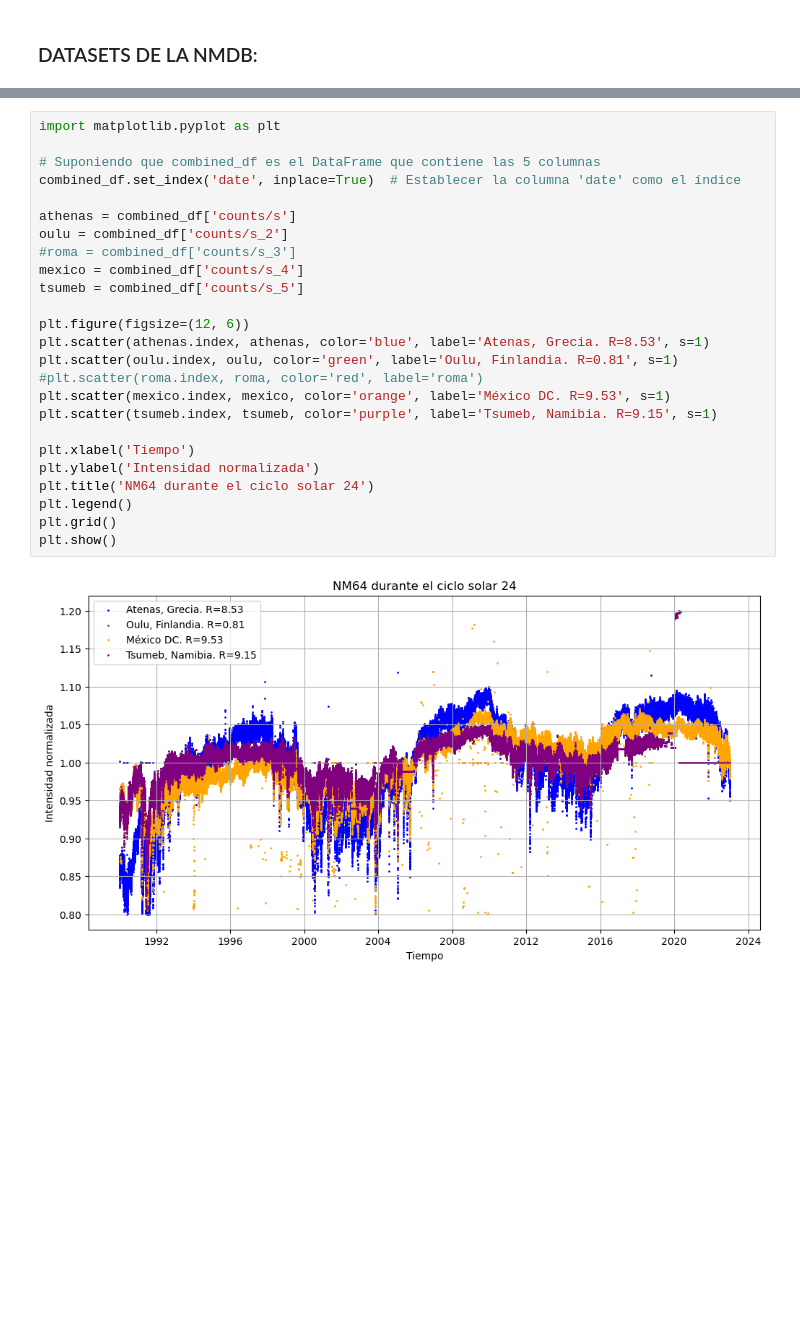
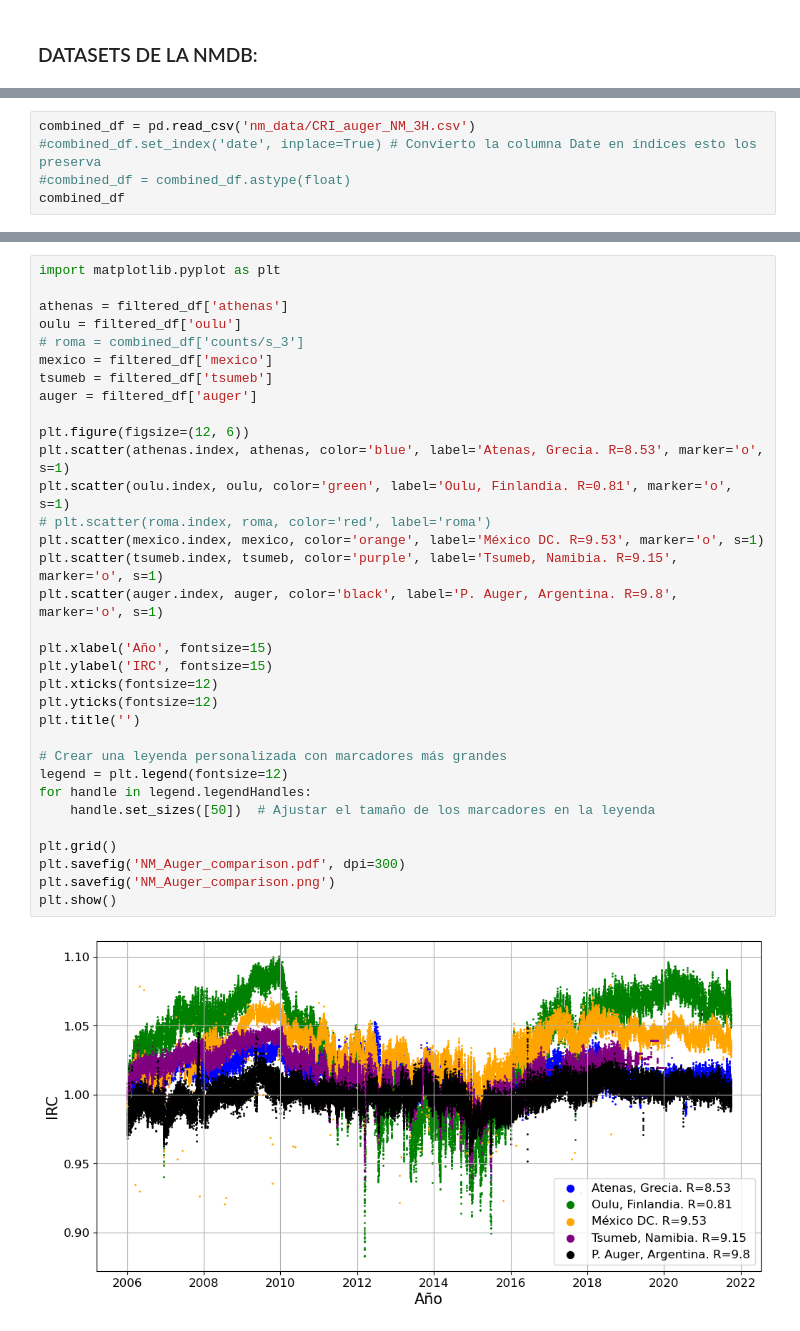
Before and after one commit to jennifergc/scaler_for_solar_analysis, a Jupyter notebook: 03_Neutron_Monitor_Comparison.ipynb, the cells around one changed output, grey strips where cells are left out. Drawn from its saved outputs; the diff is of its cells as text; blank space fills up the shorter version.

```diff
--- a/03_Neutron_Monitor_Comparison.ipynb
+++ b/03_Neutron_Monitor_Comparison.ipynb
@@ -171,0 +67,5 @@ plt.show()
+# %%
+combined_df = pd.read_csv('nm_data/CRI_auger_NM_3H.csv')
+#combined_df.set_index('date', inplace=True) # Convierto la columna Date en índices esto los preserva
+#combined_df = combined_df.astype(float)
+combined_df
@@ -172,27 +138,35 @@ plt.show()
 # %%
 import matplotlib.pyplot as plt
 
-# Suponiendo que combined_df es el DataFrame que contiene las 5 columnas
-combined_df.set_index('date', inplace=True)  # Establecer la columna 'date' como el índice
-
-athenas = combined_df['counts/s']
-oulu = combined_df['counts/s_2']
-#roma = combined_df['counts/s_3']
-mexico = combined_df['counts/s_4']
-tsumeb = combined_df['counts/s_5']
+athenas = filtered_df['athenas']
+oulu = filtered_df['oulu']
+# roma = combined_df['counts/s_3']
+mexico = filtered_df['mexico']
+tsumeb = filtered_df['tsumeb']
+auger = filtered_df['auger']
 
 plt.figure(figsize=(12, 6))
-plt.scatter(athenas.index, athenas, color='blue', label='Atenas, Grecia. R=8.53', s=1)
-plt.scatter(oulu.index, oulu, color='green', label='Oulu, Finlandia. R=0.81', s=1)
-#plt.scatter(roma.index, roma, color='red', label='roma')
-plt.scatter(mexico.index, mexico, color='orange', label='México DC. R=9.53', s=1)
-plt.scatter(tsumeb.index, tsumeb, color='purple', label='Tsumeb, Namibia. R=9.15', s=1)
+plt.scatter(athenas.index, athenas, color='blue', label='Atenas, Grecia. R=8.53', marker='o', s=1)
+plt.scatter(oulu.index, oulu, color='green', label='Oulu, Finlandia. R=0.81', marker='o', s=1)
+# plt.scatter(roma.index, roma, color='red', label='roma')
+plt.scatter(mexico.index, mexico, color='orange', label='México DC. R=9.53', marker='o', s=1)
+plt.scatter(tsumeb.index, tsumeb, color='purple', label='Tsumeb, Namibia. R=9.15', marker='o', s=1)
+plt.scatter(auger.index, auger, color='black', label='P. Auger, Argentina. R=9.8', marker='o', s=1)
 
-plt.xlabel('Tiempo')
-plt.ylabel('Intensidad normalizada')
-plt.title('NM64 durante el ciclo solar 24')
-plt.legend()
+plt.xlabel('Año', fontsize=15)
+plt.ylabel('IRC', fontsize=15)
+plt.xticks(fontsize=12)
+plt.yticks(fontsize=12)
+plt.title('')
+
+# Crear una leyenda personalizada con marcadores más grandes
+legend = plt.legend(fontsize=12)
+for handle in legend.legendHandles:
+    handle.set_sizes([50])  # Ajustar el tamaño de los marcadores en la leyenda
+
 plt.grid()
+plt.savefig('NM_Auger_comparison.pdf', dpi=300)
+plt.savefig('NM_Auger_comparison.png')
 plt.show()
 # %% [output]
-[figure, old version]
+[figure, new version]
```
Also changed, not shown: parts of 29 cells of this notebook, 15 other files.
